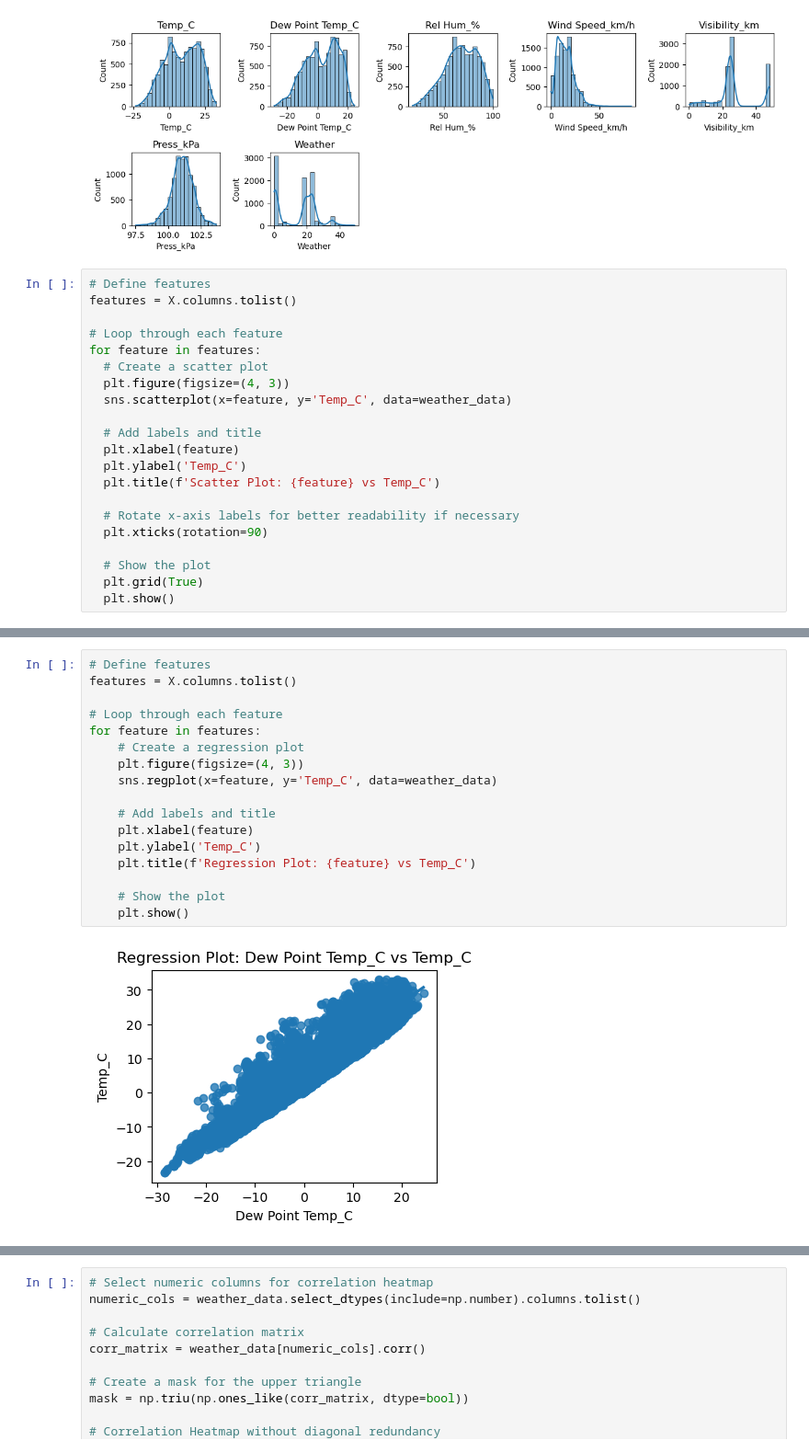
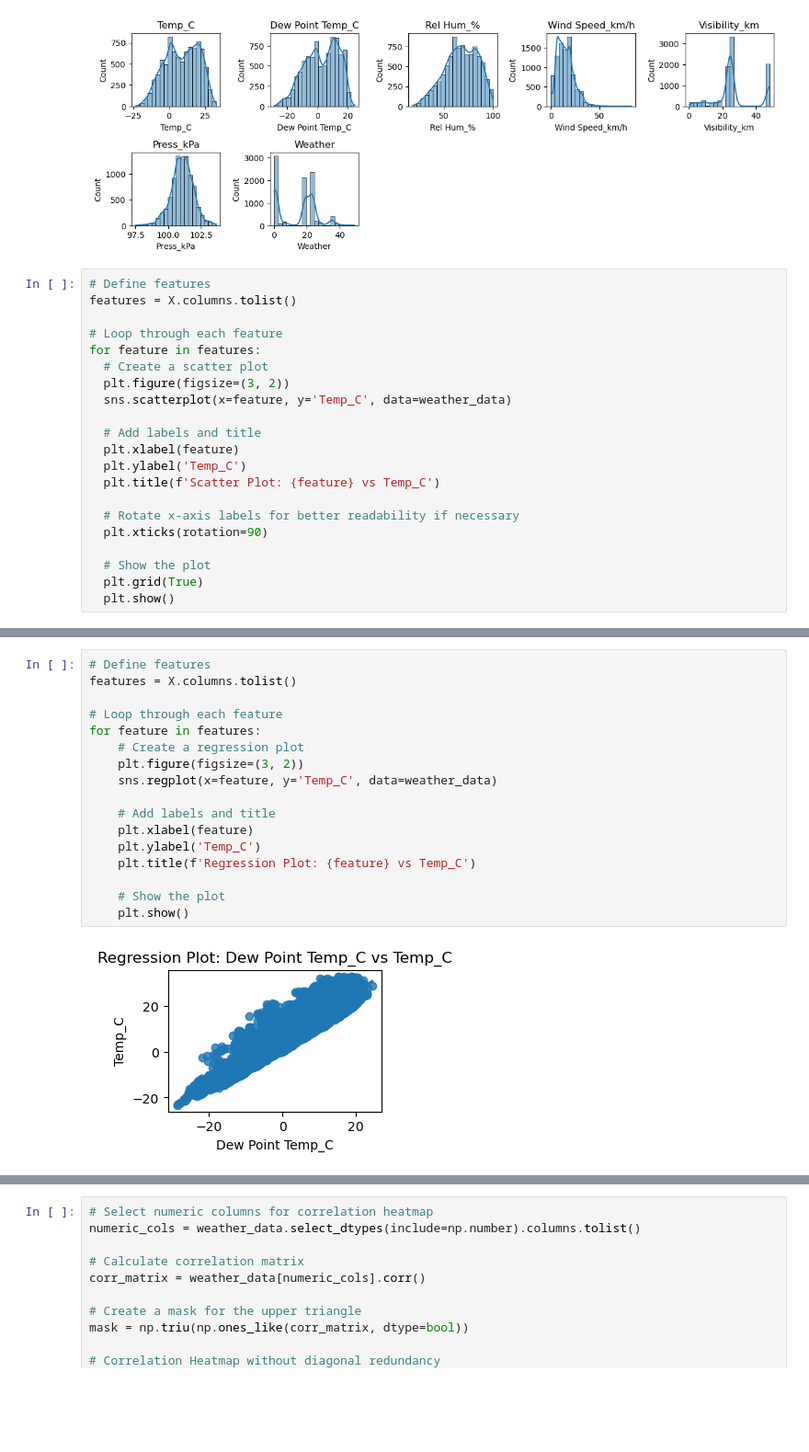
Before and after one commit to freeanser/Weather-Prediction, a Jupyter notebook: weather_prediction_model_training.ipynb, the cells around one changed output, grey strips where cells are left out. Shown at 92% size. Drawn from its saved outputs; the diff is of its cells as text; blank space fills up the shorter version.

```diff
--- a/weather_prediction_model_training.ipynb
+++ b/weather_prediction_model_training.ipynb
@@ -176,7 +190,7 @@ features = X.columns.tolist()
 # Loop through each feature
 for feature in features:
   # Create a scatter plot
-  plt.figure(figsize=(4, 3))
+  plt.figure(figsize=(3, 2))
   sns.scatterplot(x=feature, y='Temp_C', data=weather_data)
 
   # Add labels and title
@@ -200,19 +214,19 @@ for feature in features:
 # %%
 # Define features
 features = X.columns.tolist()
 
 # Loop through each feature
 for feature in features:
     # Create a regression plot
-    plt.figure(figsize=(4, 3))
+    plt.figure(figsize=(3, 2))
     sns.regplot(x=feature, y='Temp_C', data=weather_data)
 
     # Add labels and title
     plt.xlabel(feature)
     plt.ylabel('Temp_C')
     plt.title(f'Regression Plot: {feature} vs Temp_C')
 
     # Show the plot
     plt.show()
 # %% [output]
-[figure, old version]
+[figure, new version]
```
Also changed, not shown: parts of 10 cells of this notebook, 3 other files.
